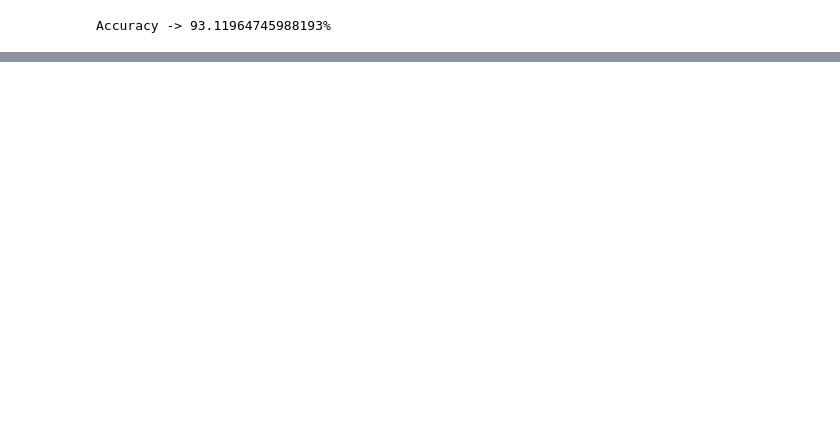
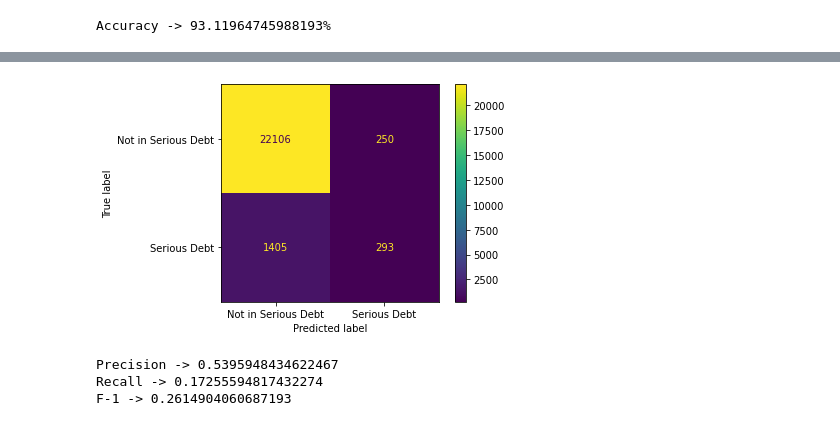
Before and after one commit to 2020Austin/gabeKaggle, a Jupyter notebook: models/rf_train.ipynb, the cells around one changed output, grey strips where cells are left out. Cells and saved outputs as stored; diff of their text form; code cells hidden in the pictures; blank space fills up the shorter version.

```diff
--- a/models/rf_train.ipynb
+++ b/models/rf_train.ipynb
@@ -113,0 +142,14 @@ Accuracy -> 93.11964745988193%
+# %%
+# Confusion Matrix
+conf_m = ConfusionMatrixDisplay.from_predictions(y_test, pred, display_labels=["Not in Serious Debt", "Serious Debt"])
+# %% [output]
+[figure, added]
+# %%
+# Precision, Recall, and F-1
+print(f"Precision -> {precision_score(y_test, pred)}")
+print(f"Recall -> {recall_score(y_test, pred)}")
+print(f"F-1 -> {f1_score(y_test, pred)}")
+# %% [output]
+Precision -> 0.5395948434622467
+Recall -> 0.17255594817432274
+F-1 -> 0.2614904060687193
```
Also changed, not shown: parts of 8 cells of this notebook.
